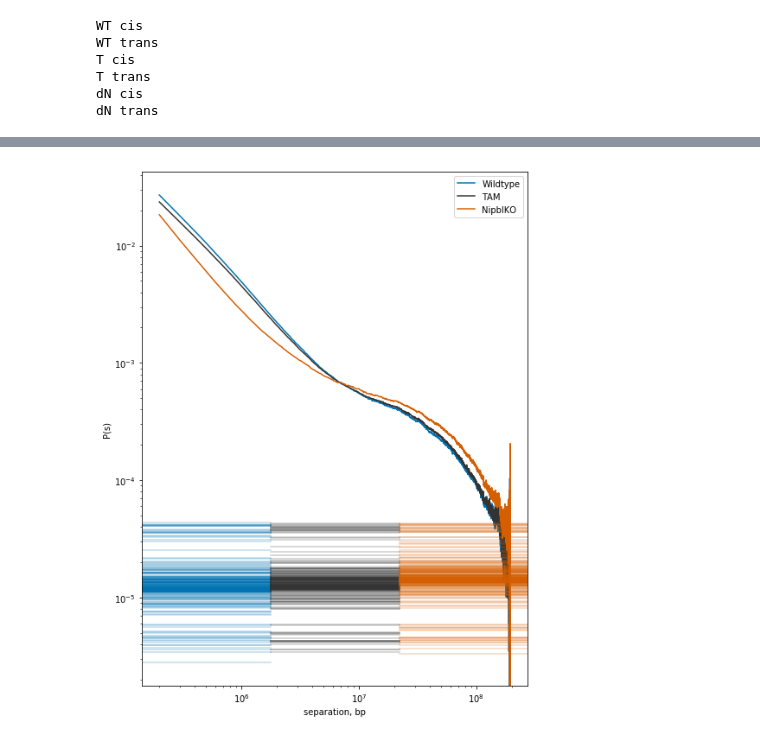
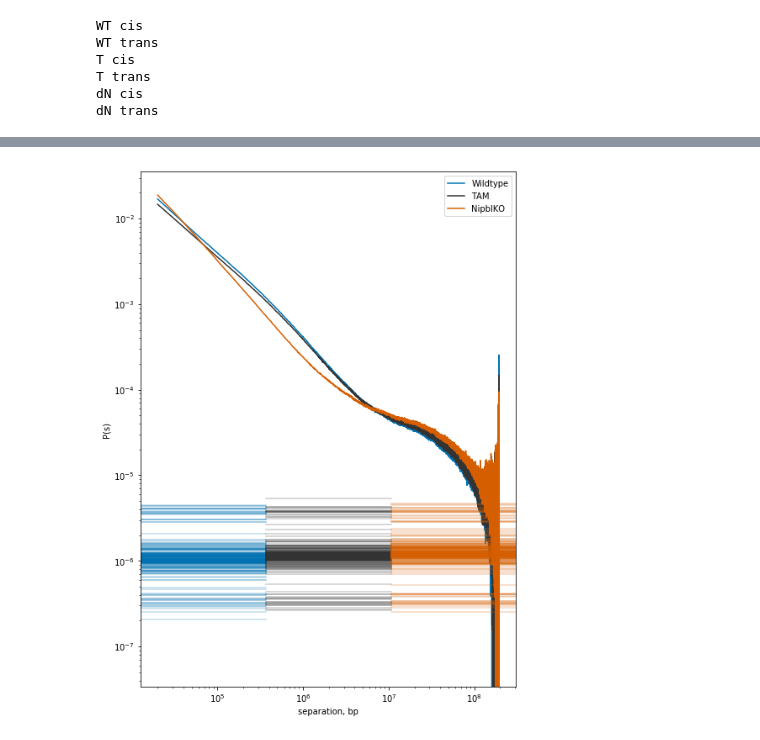
Before and after one commit to hms-dbmi/hic-data-analysis-bootcamp, a Jupyter notebook: notebooks/03_analysis_cooltools-expected.ipynb, the cells around one changed output, grey strips where cells are left out. Cells and saved outputs as stored; diff of their text form; code cells hidden in the pictures.

```diff
--- a/notebooks/03_analysis_cooltools-expected.ipynb
+++ b/notebooks/03_analysis_cooltools-expected.ipynb
@@ -18,7 +18,7 @@ chromsizes = bioframe.fetch_chromsizes('mm9')
 chromosomes = list(chromsizes.index)
 # %%
 conditions = ['WT', 'T', 'dN']
-binsize = 100000
+binsize = 10000
 
 cooler_paths = {
     'WT' : f'data/UNTR.{binsize}.cool',
@@ -142,6 +142,9 @@ for cond in conditions:
 from cooltools.lib import numutils
 
 def coarsen_geometric(sums, counts, n_bins=100):
+    """Re-bin the expected sums into logarithmically growing bins.
+
+    """
     dbins = numutils.logbins(1, len(sums), N=n_bins)
     spans = list(zip(dbins[:-1], dbins[1:]))
     s = np.array([np.nansum(sums[lo:hi]) for lo, hi in spans])
@@ -150,59 +153,42 @@ def coarsen_geometric(sums, counts, n_bins=100):
 # %%
 gs = plt.GridSpec(nrows=2, ncols=1, height_ratios=[10, 2])
 plt.figure(figsize=(8, 15))
+
+SMOOTH = False
 
 ax1 = plt.subplot(gs[0])
 for i, cond in enumerate(conditions):
 
     ref_point = 200000 // binsize
     norm = 1 #scalings[cond][ref_point]
 
     # cis P(s)
     x = np.arange(0, len(scalings[cond]) * binsize, binsize)
     y = scalings[cond] / norm
-#     x, y = coarsen_geometric(sums[cond], n_valid[cond], 100)
-#     x *= binsize
-#     x = x[:-1]
+    if SMOOTH:
+        x, y = coarsen_geometric(sums[cond], n_valid[cond], 100)
+        x *= binsize
+        x = x[:-1]
 
     plt.plot(x, y,
              color=colors[cond],
              label=long_names[cond])
 
     # average trans levels
     for _, row in trs_exp[cond].iterrows():
         plt.axhline(
             (row['balanced.sum']/row['n_valid']) / norm,
             xmin=i/len(conditions),
             xmax=(i+1)/len(conditions),
             c=colors[cond],
             alpha=0.25)
 
 plt.xscale('log')
 plt.yscale('log')
 plt.ylabel('P(s)')
 plt.xlabel('separation, bp')
 plt.legend()
 plt.gca().set_aspect(1)
 xlim = plt.xlim()
-
-# plt.subplot(gs[1])
-# for cond in conditions:
-#     seps = np.arange(0, len(scalings[cond]) * binsize, binsize) #np.sqrt(dbins[:-1] * dbins[1:])
-#     #cfs = scalings[cond] / scalings[cond][ref_point]
-
-#     x, y = coarsen_geometric(sums[cond], n_valid[cond], 100)
-#     x *= binsize
-#     x = x[:-1]
-#     dydx = np.diff(np.log10(y))/ np.diff(np.log10(x))
-#     plt.plot(x[:-1], dydx,
-#              color=colors[cond],
-#              label=cond,
-#              ls='--' if cond.endswith('2') else '-')
-# plt.xscale('log')
-# plt.ylabel('derivative')
-# plt.xlabel(r'genomic separation $s$, bp')
-# #plt.legend(ncol=2)
-# plt.xlim(1e5, 1e6)
-# plt.ylim(-1.5, 0)
 # %% [output]
-[figure, old version]
+[figure, new version]
```
Also changed, not shown: parts of 3 cells of this notebook, 10 other files.
